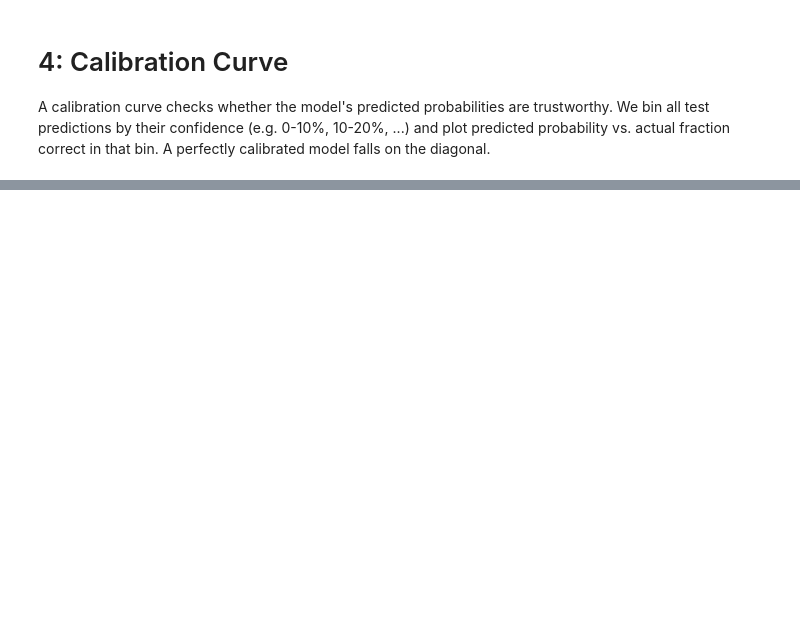
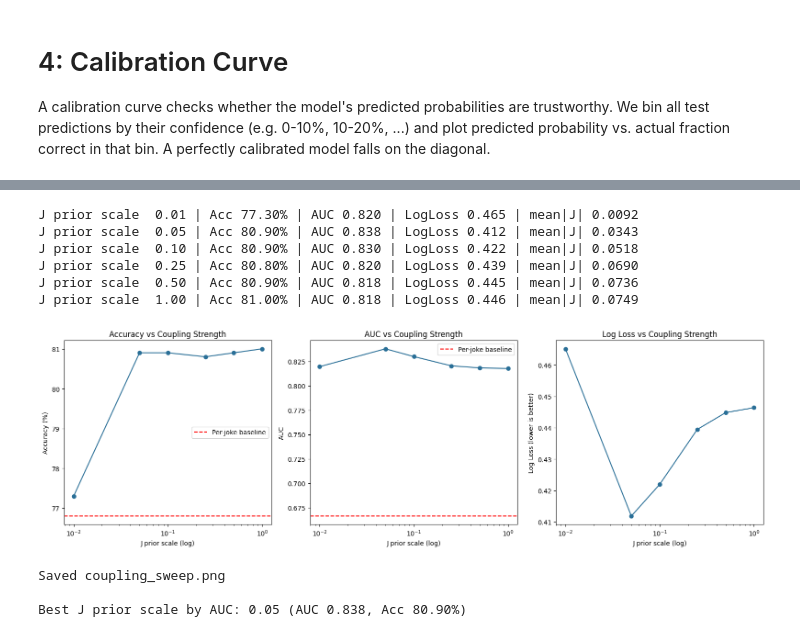
Before and after one commit to Davin-Makris/Jester-Prediction, a Jupyter notebook: model.ipynb, the cells around one changed output, grey strips where cells are left out. Drawn from its saved outputs; the diff is of its cells as text; code cells hidden in the pictures; blank space fills up the shorter version.

```diff
--- a/model.ipynb
+++ b/model.ipynb
@@ -371,0 +674,52 @@ Cluster assignments (N=5):
+# %%
+j_scales = [0.01, 0.05, 0.1, 0.25, 0.5, 1.0]
+js_acc, js_auc, js_ll = [], [], []
+
+for js in j_scales:
+    h_js, J_js = train_ising(full_train_mask, steps=1000, lr=0.01, j_prior_scale=js, seed=0)
+    pm = ising_test_probs(h_js, J_js, full_train_mask)
+    p, y = gather_targets(pm)
+    m = all_metrics(p, y)
+    js_acc.append(m['accuracy'] * 100)
+    js_auc.append(m['auc'])
+    js_ll.append(m['log_loss'])
+    # also track average absolute coupling, to show the prior is doing something
+    avg_abs_J = J_js.abs().sum().item() / (J_js.shape[0] * (J_js.shape[0] - 1))
+    print(f"J prior scale {js:>5.2f} | Acc {m['accuracy']*100:>5.2f}% | AUC {m['auc']:.3f} | LogLoss {m['log_loss']:.3f} | mean|J| {avg_abs_J:.4f}")
+
+fig, axes = plt.subplots(1, 3, figsize=(16, 5))
+
+axes[0].plot(j_scales, js_acc, 'o-', color='#2a6f97')
+axes[0].axhline(baseline_acc, color='red', linestyle='--', label='Per-joke baseline')
+axes[0].set_xscale('log'); axes[0].set_xlabel('J prior scale (log)')
+axes[0].set_ylabel('Accuracy (%)'); axes[0].set_title('Accuracy vs Coupling Strength')
+axes[0].legend()
+
+axes[1].plot(j_scales, js_auc, 'o-', color='#2a6f97')
+axes[1].axhline(baseline_auc, color='red', linestyle='--', label='Per-joke baseline')
+axes[1].set_xscale('log'); axes[1].set_xlabel('J prior scale (log)')
+axes[1].set_ylabel('AUC'); axes[1].set_title('AUC vs Coupling Strength')
+axes[1].legend()
+
+axes[2].plot(j_scales, js_ll, 'o-', color='#2a6f97')
+axes[2].set_xscale('log'); axes[2].set_xlabel('J prior scale (log)')
+axes[2].set_ylabel('Log Loss (lower is better)'); axes[2].set_title('Log Loss vs Coupling Strength')
+
+plt.tight_layout()
+plt.savefig('coupling_sweep.png', dpi=150, bbox_inches='tight')
+plt.show()
+print('\nSaved coupling_sweep.png')
+
+best_idx = int(np.argmax(js_auc))
+print(f"\nBest J prior scale by AUC: {j_scales[best_idx]} (AUC {js_auc[best_idx]:.3f}, Acc {js_acc[best_idx]:.2f}%)")
+# %% [output]
+J prior scale  0.01 | Acc 77.30% | AUC 0.820 | LogLoss 0.465 | mean|J| 0.0092
+J prior scale  0.05 | Acc 80.90% | AUC 0.838 | LogLoss 0.412 | mean|J| 0.0343
+J prior scale  0.10 | Acc 80.90% | AUC 0.830 | LogLoss 0.422 | mean|J| 0.0518
+J prior scale  0.25 | Acc 80.80% | AUC 0.820 | LogLoss 0.439 | mean|J| 0.0690
+J prior scale  0.50 | Acc 80.90% | AUC 0.818 | LogLoss 0.445 | mean|J| 0.0736
+J prior scale  1.00 | Acc 81.00% | AUC 0.818 | LogLoss 0.446 | mean|J| 0.0749
+[figure, added]
+Saved coupling_sweep.png
+
+Best J prior scale by AUC: 0.05 (AUC 0.838, Acc 80.90%)
```
Also changed, not shown: parts of 14 cells of this notebook, 5 other files.
